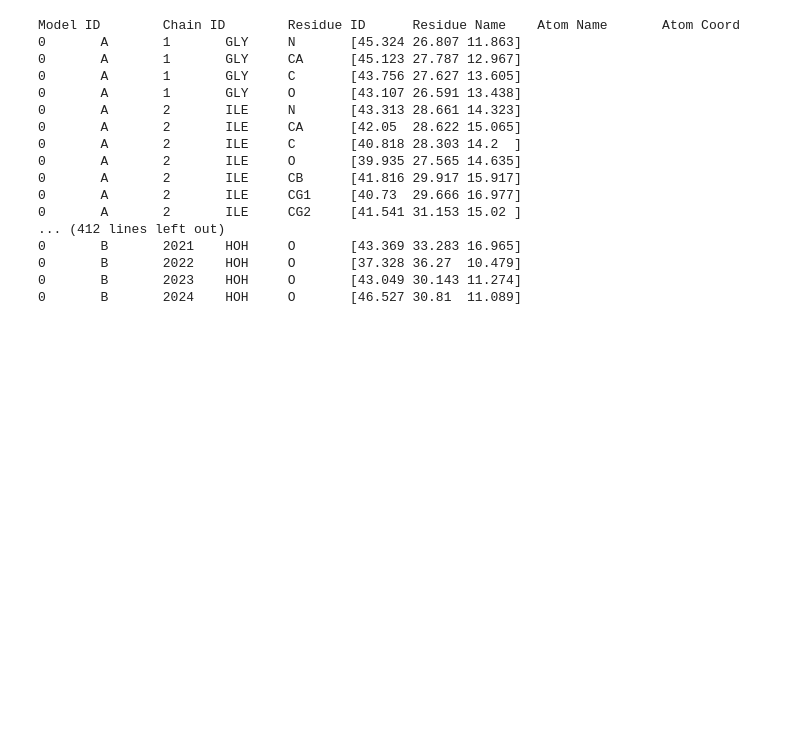
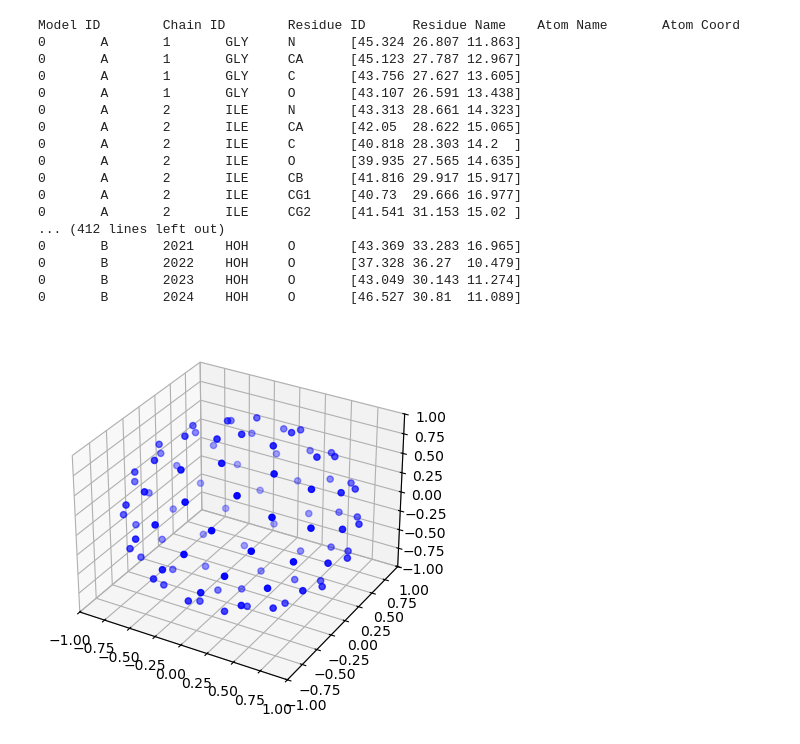
Before and after one commit to C0c0-C00k13/OOP_Access_Solvant_2025, a Jupyter notebook: project.ipynb, the cells around one changed output. Drawn from its saved outputs; the diff is of its cells as text; code cells hidden in the pictures; blank space fills up the shorter version.

```diff
--- a/project.ipynb
+++ b/project.ipynb
@@ -106,31 +234,33 @@ def saff_kuijlaars_points(N):
     return points
 
 def plot_sphere(points):
     """
     Affiche les points sur une sphère à l'aide de Matplotlib.
 
     Args:
         points (ndarray): Tableau (N, 3) des coordonnées des points.
     """
     fig = plt.figure()
     ax = fig.add_subplot(111, projection='3d')
 
     # Extraire les coordonnées x, y, z
     x = points[:, 0]
     y = points[:, 1]
     z = points[:, 2]
 
     # Tracé des points
     ax.scatter(x, y, z, color='b', s=20)
 
     # Configuration des limites pour une sphère unitaire
     ax.set_xlim([-1, 1])
     ax.set_ylim([-1, 1])
     ax.set_zlim([-1, 1])
 
     plt.show()
 
 # Exemple d'utilisation
-N = 100  # Nombre de points à générer
+N = 92  # Nombre de points à générer
 points = saff_kuijlaars_points(N)
 plot_sphere(points)
+# %% [output]
+[figure, added]
```
Also changed, not shown: parts of 6 cells of this notebook.
